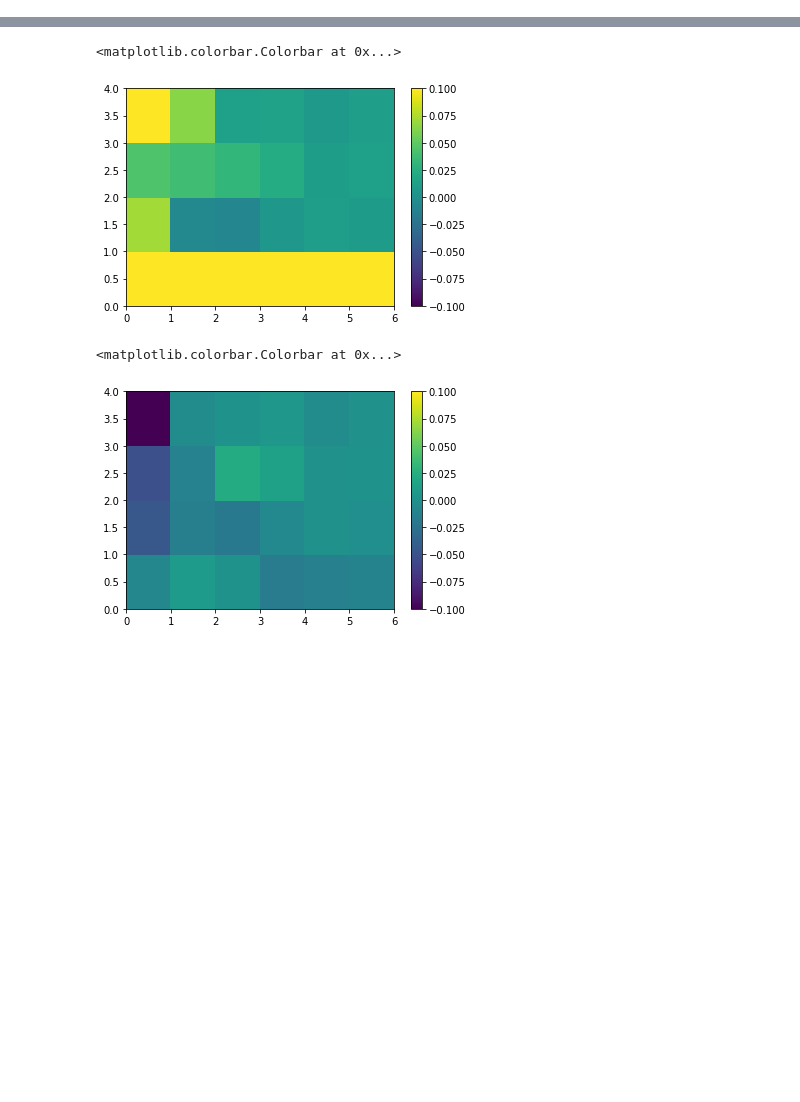
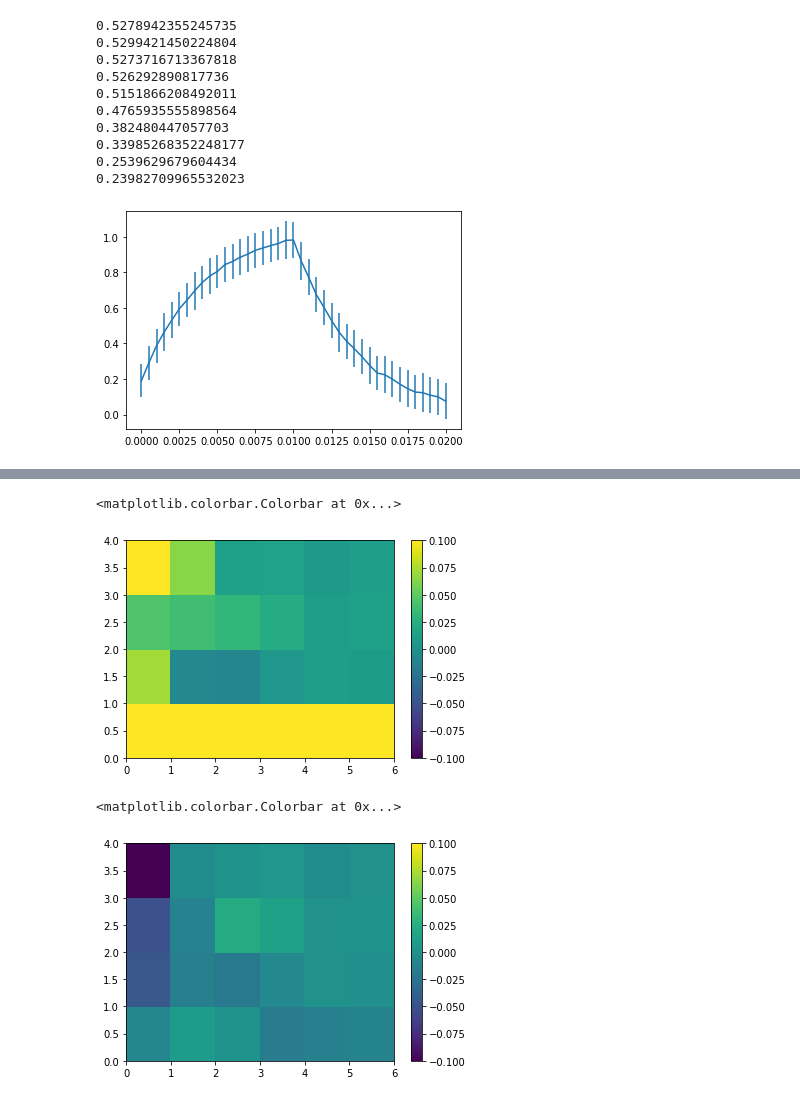
Before and after one commit to nakakeigo/notebook, a Jupyter notebook: LPF.ipynb, the cells around one changed output, grey strips where cells are left out. Saved outputs shown, nothing was run; the diff lists cells and outputs as text; code cells hidden in the pictures; blank space fills up the shorter version.

```diff
--- a/LPF.ipynb
+++ b/LPF.ipynb
@@ -159,10 +168,8 @@ def PlotNoise(x,y):
 # %%
-def MinuitMinimize(x,y):
+def MinuitMinimize(x,y, yvar):
 
     def LSQ(f, a, b, c, d, p1, p2, p3, p4,off):
-        yvar = 0.01
         return np.sum((y-rect(xf,f,a,b,c,d,p1,p2,p3,p4,off))**2/yvar**2)
-
 
     pinit = [fstm,0.5,1/3,1/5,1/7,0,0,0,0,0.5]
     perror=[0.01,0.01,0.01,0.01,0.01,0.01,0.01,0.01,0.01,0.01]
@@ -177,8 +184,7 @@ def MinuitMinimize(x,y):
     m.get_param_states()
     m.migrad()
 
-    print(abs(m.values[1]))
-    return abs(m.values[1])
+    return abs(m.values[1]), m.errors[1]
 
 def ShowFitResult(x,y):
     pinit = [fstm,0.5,1/3,1/5,1/7,0,0,0,0,0.5]
@@ -195,7 +201,8 @@ def ShowFitResult(x,y):
     m.migrad()
     m.hesse()
     m.minos()
-    print(m.get_param_states())
+    print(m.values)
+    print(m.errors)
 
 
 def PlotMinuitSignal(x,y):
@@ -215,0 +264,41 @@ def PlotMinuitSignal(x,y):
+# %%
+x = []
+y = []
+xf = []
+gain = []
+gaine = []
+
+x = np.arange(0,tstop,1.0/samp)
+
+for i in range(10):
+    fstm = stm[i]
+    flat = rflat/fstm/2
+    tilt = (1-rflat)/4/fstm
+    xf, y ,yvar = GetOnePhase(x,tilt,flat,fstm)
+
+    if i ==7:
+        #PlotMinuitSignal(xf,y)
+        plt.errorbar(xf,y,yvar)
+        #ShowFitResult(xf,y)
+        #plotFFT(x,y)
+
+    amp, err =MinuitMinimize(xf,y,yvar)
+    gain.append(amp)
+    gaine.append(err)
+    print(amp)
+
+f = stm
+g1= np.array(gain)
+g1e= np.array(gaine)
+# %% [output]
+0.5278942355245735
+0.5299421450224804
+0.5273716713367818
+0.526292890817736
+0.5151866208492011
+0.4765935555898564
+0.382480447057703
+0.33985268352248177
+0.2539629679604434
+0.23982709965532023
+[figure, added]
```
Also changed, not shown: parts of 11 cells of this notebook.
